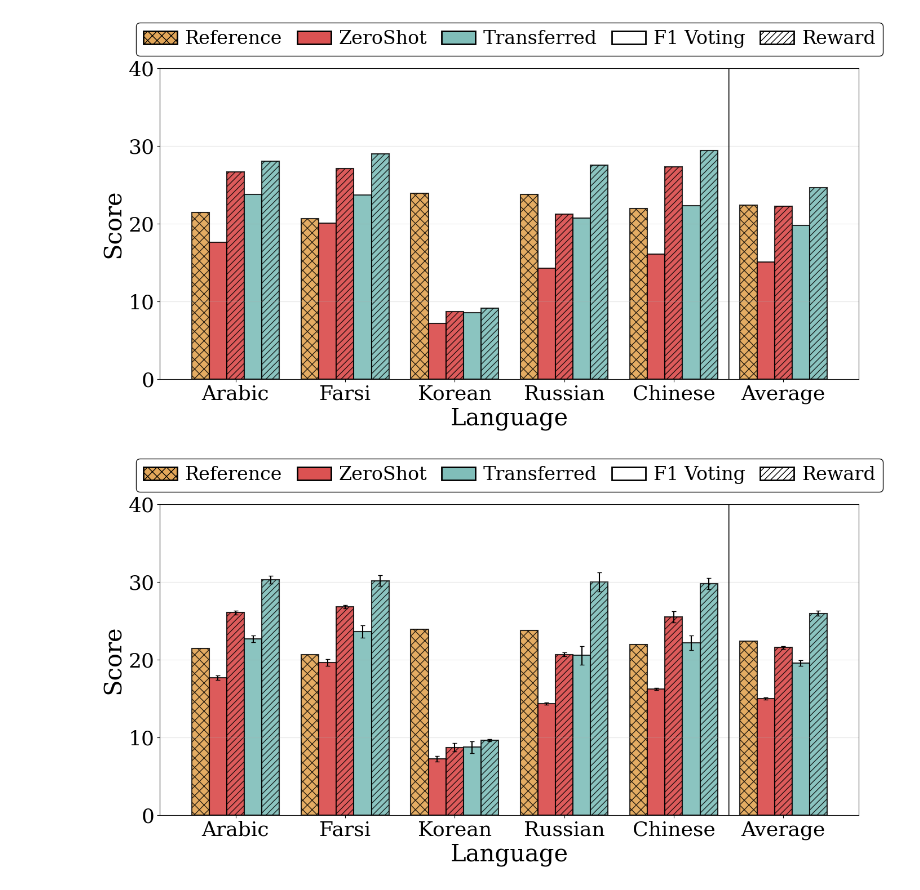
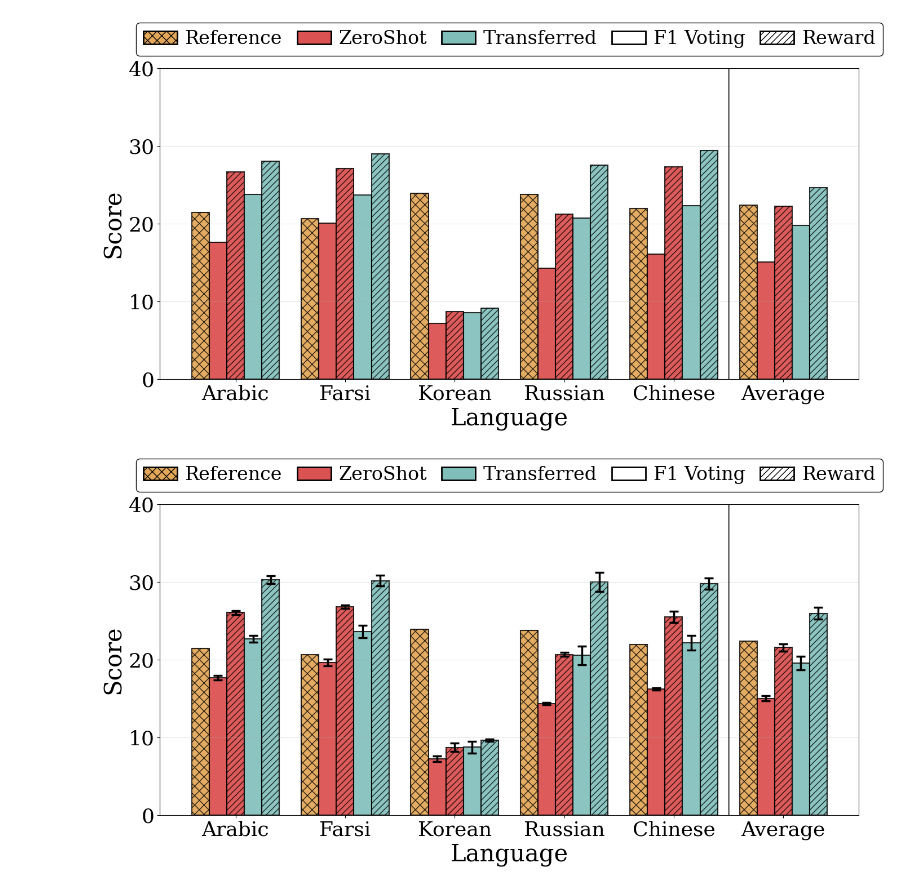
Before and after one commit to MikelZubi/ThinkTwice, a Jupyter notebook: plots.ipynb, the cells around one changed output. Drawn from its saved outputs; the diff is of its cells as text; code cells hidden in the pictures.

```diff
--- a/plots.ipynb
+++ b/plots.ipynb
@@ -514,7 +515,7 @@ plt.rcParams.update({
 })
 
 # Cargar datos
-df_muc = pd.read_csv('/home/mzubillaga/DocIE/results/MUC/zeroshot/test/multilingual_analysis.csv')
+df_muc = pd.read_csv('/home/mzubillaga/ThinkTwice/results/MUC/zeroshot/test/multilingual_analysis.csv')
 
 # Filtrar idiomas (excluir inglés)
 languages = ["en" ,'ar', 'fa', 'ko', 'ru', 'zh']
@@ -643,8 +644,8 @@ for i, model in enumerate(model_order):
 
 # Save transferability data to CSV
 transferability_df = pd.DataFrame(transferability_data)
-transferability_df.to_csv('/home/mzubillaga/DocIE/irudiak/reward_voter_f1_stacked_comparison_data.csv', index=False)
-print(f"Transferability plot data saved to: /home/mzubillaga/DocIE/irudiak/reward_voter_f1_stacked_comparison_data.csv")
+transferability_df.to_csv('/home/mzubillaga/ThinkTwice/irudiak/reward_voter_f1_stacked_comparison_data.csv', index=False)
+print(f"Transferability plot data saved to: /home/mzubillaga/ThinkTwice/irudiak/reward_voter_f1_stacked_comparison_data.csv")
 
 # Añadir líneas horizontales para SOTA por idioma
 for idx, lang in enumerate(languages):
@@ -676,8 +677,8 @@ ax.legend(handles=legend_elements, loc='center left', bbox_to_anchor=(1.02, 0.5)
 fig.subplots_adjust(right=0.75)
 
 
-plt.savefig('/home/mzubillaga/DocIE/irudiak/reward_voter_f1_stacked_comparison2.pdf', bbox_inches='tight', dpi=300)
-plt.savefig('/home/mzubillaga/DocIE/irudiak/reward_voter_f1_stacked_comparison2.png', bbox_inches='tight', dpi=300)
+plt.savefig('/home/mzubillaga/ThinkTwice/irudiak/reward_voter_f1_stacked_comparison2.pdf', bbox_inches='tight', dpi=300)
+plt.savefig('/home/mzubillaga/ThinkTwice/irudiak/reward_voter_f1_stacked_comparison2.png', bbox_inches='tight', dpi=300)
 plt.show()
 # %% [output]
 Transferability plot data saved to: /home/mzubillaga/DocIE/irudiak/reward_voter_f1_stacked_comparison_data.csv
@@ -729,7 +730,7 @@ plt.rcParams.update({
 })
 
 # Cargar datos
-df_muc = pd.read_csv('/home/mzubillaga/DocIE/results/MUC/zeroshot/test/multilingual_analysis.csv')
+df_muc = pd.read_csv('/home/mzubillaga/ThinkTwice/results/MUC/zeroshot/test/multilingual_analysis.csv')
 
 # Filtrar idiomas (excluir inglés y referencias)
 languages = ['ar', 'fa', 'ko', 'ru', 'zh']
@@ -882,11 +883,11 @@ fig.subplots_adjust(top=0.80)
 
 # Save plot data to CSV
 transferability_df = pd.DataFrame(transferability_data)
-transferability_df.to_csv('/home/mzubillaga/DocIE/irudiak/reward_voter_f1_reasoning_data.csv', index=False)
-print(f"Plot data saved to: /home/mzubillaga/DocIE/irudiak/reward_voter_f1_reasoning_data.csv")
+transferability_df.to_csv('/home/mzubillaga/ThinkTwice/irudiak/reward_voter_f1_reasoning_data.csv', index=False)
+print(f"Plot data saved to: /home/mzubillaga/ThinkTwice/irudiak/reward_voter_f1_reasoning_data.csv")
 
-plt.savefig('/home/mzubillaga/DocIE/irudiak/reward_voter_f1_reasoning.pdf', bbox_inches='tight', dpi=300)
-plt.savefig('/home/mzubillaga/DocIE/irudiak/reward_voter_f1_reasoning.png', bbox_inches='tight', dpi=300)
+plt.savefig('/home/mzubillaga/ThinkTwice/irudiak/reward_voter_f1_reasoning.pdf', bbox_inches='tight', dpi=300)
+plt.savefig('/home/mzubillaga/ThinkTwice/irudiak/reward_voter_f1_reasoning.png', bbox_inches='tight', dpi=300)
 plt.show()
 # %% [output]
 [figure]
@@ -910,7 +911,7 @@ plt.rcParams.update({
 })
 
 # Cargar datos
-df_muc = pd.read_csv('/home/mzubillaga/DocIE/results/MUC/zeroshot/test/multilingual_analysis.csv')
+df_muc = pd.read_csv('/home/mzubillaga/ThinkTwice/results/MUC/zeroshot/test/multilingual_analysis.csv')
 
 # Función para parsear columnas con formato "mean±std"
 def parse_mean_std(value):
@@ -938,9 +939,9 @@ df_filtered = df_muc[(df_muc['language'].isin(languages)) & (df_muc['modelname']
 # Calcular promedios por modelo
 model_average_vf1_mean = df_filtered.groupby('modelname')['voter_f1_mean'].mean().to_dict()
 model_average_reward_mean = df_filtered.groupby('modelname')['reward_mean'].mean().to_dict()
-# Para el std del promedio, usamos propagación de errores (raíz de suma de cuadrados / n)
-model_average_vf1_std = df_filtered.groupby('modelname')['voter_f1_std'].apply(lambda x: np.sqrt(np.sum(x**2)) / len(x)).to_dict()
-model_average_reward_std = df_filtered.groupby('modelname')['reward_std'].apply(lambda x: np.sqrt(np.sum(x**2)) / len(x)).to_dict()
+# Para la desviación estándar combinada (pooled standard deviation)
+model_average_vf1_std = df_filtered.groupby('modelname')['voter_f1_std'].apply(lambda x: np.sqrt(np.mean(x**2))).to_dict()
+model_average_reward_std = df_filtered.groupby('modelname')['reward_std'].apply(lambda x: np.sqrt(np.mean(x**2))).to_dict()
 
 # Definir colores y patrones
 colors = {
@@ -1026,35 +1027,35 @@ for i, model in enumerate(model_order):
     pos_reward = x + (i * 2 + 2) * width
 
     # Barras de Voter F1 con error bars
     ax.bar(pos_f1, voter_f1_means, width, yerr=voter_f1_stds,
            color=colors[model], edgecolor='black', linewidth=1.5, alpha=0.82,
-           capsize=3, error_kw={'linewidth': 1.5})
+           capsize=6, error_kw={'linewidth': 2.5, 'elinewidth': 2.5, 'capthick': 2.5})
 
     # Barras de Reward con error bars
     ax.bar(pos_reward, reward_means, width, yerr=reward_stds,
            color=colors[model], edgecolor='black', linewidth=1.5,
-           hatch=hatches[model], alpha=0.82, capsize=3, error_kw={'linewidth': 1.5})
+           hatch=hatches[model], alpha=0.82, capsize=6, error_kw={'linewidth': 2.5, 'elinewidth': 2.5, 'capthick': 2.5})
 
 # Línea separadora
 separator_x = len(languages) - 0.5 + 2 * width
 ax.axvline(x=separator_x, color='black', linestyle='-', linewidth=2, alpha=0.6)
 
 ax.set_xlabel('Language', fontsize=30)
 ax.set_ylabel('Score', fontsize=30)
 ax.set_ylim(0.0, 40.0)
 ax.set_xticks(x + width * 2)
 ax.set_xticklabels(languages_mapped + ['Average'], fontsize=26)
 ax.tick_params(axis='both', which='major', labelsize=26)
 ax.grid(axis='y', alpha=0.3)
 
 ax.legend(handles=legend_elements, loc='lower center', bbox_to_anchor=(0.5, 1.01),
           fontsize=24, ncol=5, columnspacing=0.8, handletextpad=0.4, framealpha=0.95,
           edgecolor='black', fancybox=True, handlelength=1.8)
 
 fig.subplots_adjust(top=0.80)
 
-plt.savefig('/home/mzubillaga/DocIE/irudiak/reward_voter_f1_with_std.pdf', bbox_inches='tight', dpi=300)
-plt.savefig('/home/mzubillaga/DocIE/irudiak/reward_voter_f1_with_std.png', bbox_inches='tight', dpi=300)
+plt.savefig('/home/mzubillaga/ThinkTwice/irudiak/reward_voter_f1_with_std.pdf', bbox_inches='tight', dpi=300)
+plt.savefig('/home/mzubillaga/ThinkTwice/irudiak/reward_voter_f1_with_std.png', bbox_inches='tight', dpi=300)
 plt.show()
 # %% [output]
-[figure, old version]
+[figure, new version]
```
Also changed, not shown: parts of 4 cells of this notebook, 35 other files.
